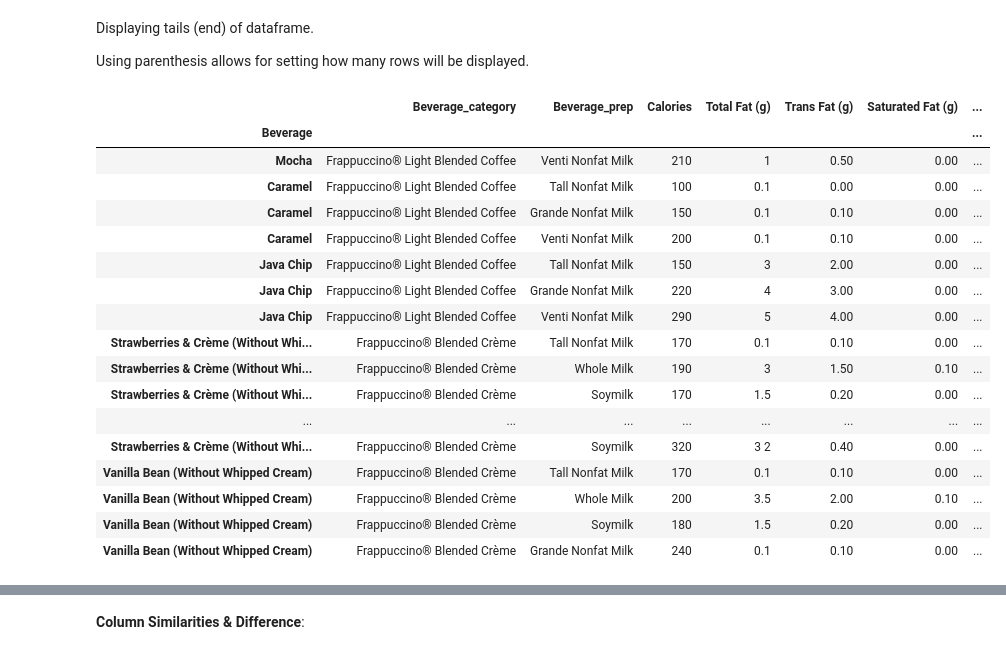
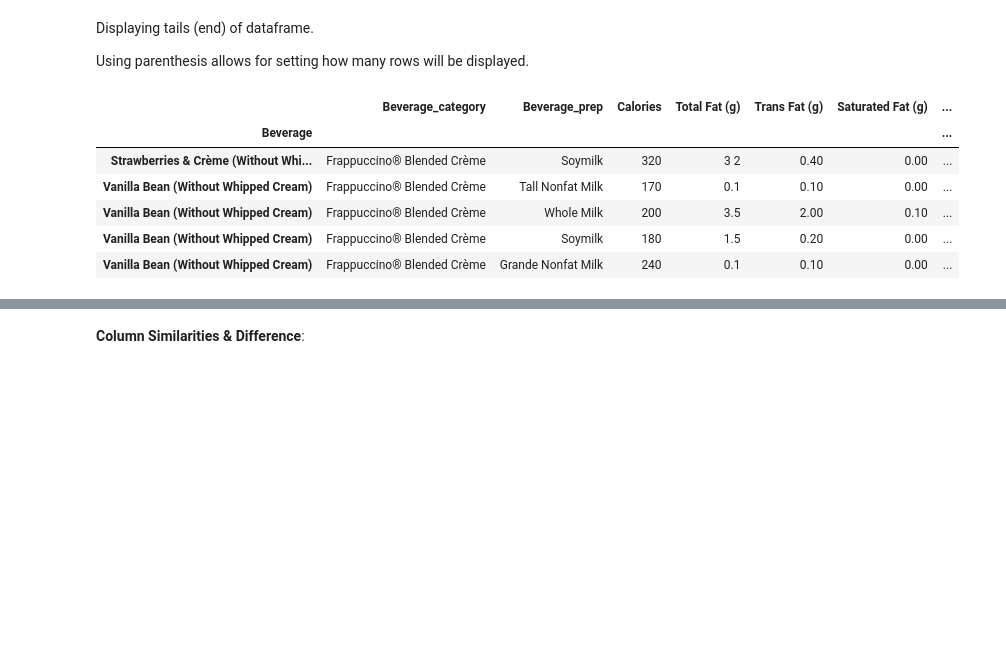
Before and after one commit to cmonjarr/AMB_Project_SP25, a Jupyter notebook: Nutrition Project/Nutrition_2025.ipynb, the cells around one changed output, grey strips where cells are left out. Cells and saved outputs as stored; diff of their text form; code cells hidden in the pictures; blank space fills up the shorter version.

```diff
--- a/Nutrition Project/Nutrition_2025.ipynb
+++ b/Nutrition Project/Nutrition_2025.ipynb
@@ -186,22 +167,11 @@ Displaying tails (end) of dataframe.
 
 Using parenthesis allows for setting how many rows will be displayed.
 # %%
-# displaying the last 20 rows of the dataframe
-sbux.tail(20)
+# displaying the last 5 rows of the dataframe
+sbux.tail(5)
 # %% [output]
 |  | Beverage_category | Beverage_prep | Calories | Total Fat (g) | Trans Fat (g) | Saturated Fat (g) | ... |
 | Beverage |  |  |  |  |  |  | ... |
-| Mocha | Frappuccino® Light Blended Coffee | Venti Nonfat Milk | 210 | 1 | 0.50 | 0.00 | ... |
-| Caramel | Frappuccino® Light Blended Coffee | Tall Nonfat Milk | 100 | 0.1 | 0.00 | 0.00 | ... |
-| Caramel | Frappuccino® Light Blended Coffee | Grande Nonfat Milk | 150 | 0.1 | 0.10 | 0.00 | ... |
-| Caramel | Frappuccino® Light Blended Coffee | Venti Nonfat Milk | 200 | 0.1 | 0.10 | 0.00 | ... |
-| Java Chip | Frappuccino® Light Blended Coffee | Tall Nonfat Milk | 150 | 3 | 2.00 | 0.00 | ... |
-| Java Chip | Frappuccino® Light Blended Coffee | Grande Nonfat Milk | 220 | 4 | 3.00 | 0.00 | ... |
-| Java Chip | Frappuccino® Light Blended Coffee | Venti Nonfat Milk | 290 | 5 | 4.00 | 0.00 | ... |
-| Strawberries & Crème (Without Whi... | Frappuccino® Blended Crème | Tall Nonfat Milk | 170 | 0.1 | 0.10 | 0.00 | ... |
-| Strawberries & Crème (Without Whi... | Frappuccino® Blended Crème | Whole Milk | 190 | 3 | 1.50 | 0.10 | ... |
-| Strawberries & Crème (Without Whi... | Frappuccino® Blended Crème | Soymilk | 170 | 1.5 | 0.20 | 0.00 | ... |
-| ... | ... | ... | ... | ... | ... | ... | ... |
 | Strawberries & Crème (Without Whi... | Frappuccino® Blended Crème | Soymilk | 320 | 3 2 | 0.40 | 0.00 | ... |
 | Vanilla Bean (Without Whipped Cream) | Frappuccino® Blended Crème | Tall Nonfat Milk | 170 | 0.1 | 0.10 | 0.00 | ... |
 | Vanilla Bean (Without Whipped Cream) | Frappuccino® Blended Crème | Whole Milk | 200 | 3.5 | 2.00 | 0.10 | ... |
```
Also changed, not shown: parts of 24 cells of this notebook.
